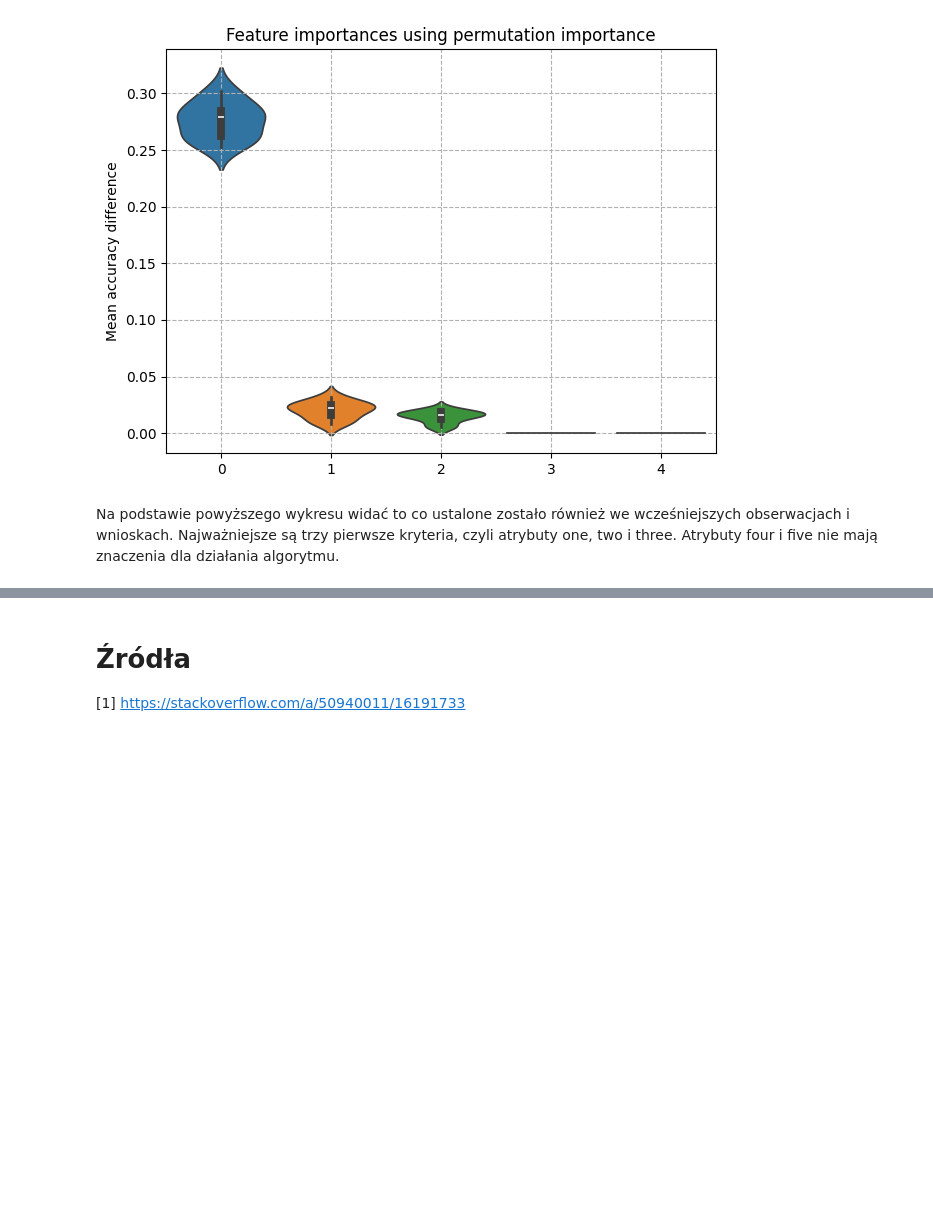
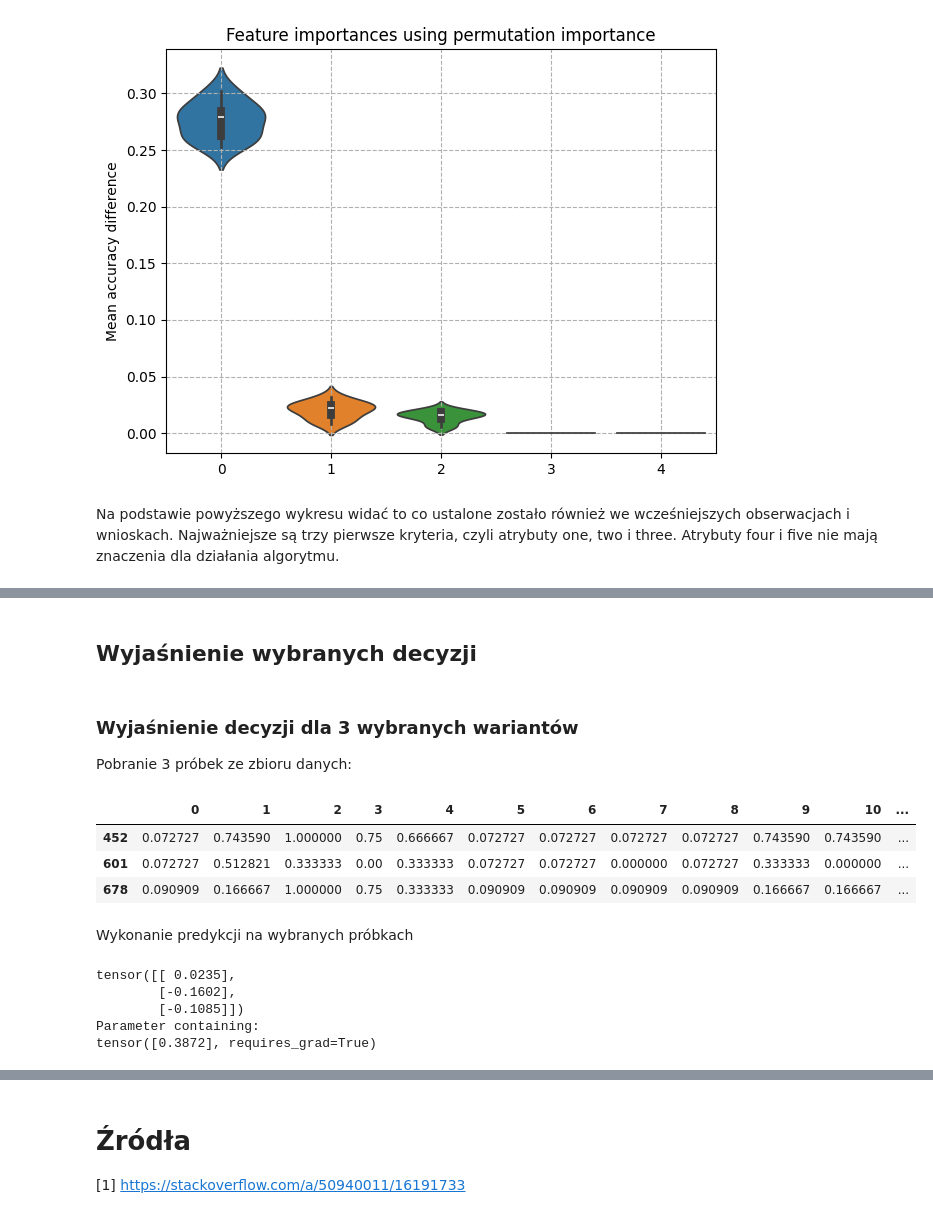
Before and after one commit to anras5/iswd, a Jupyter notebook: src/PREFERENCE-LEARNING/preference_learning.ipynb, the cells around one changed output, grey strips where cells are left out. Drawn from its saved outputs; the diff is of its cells as text; code cells hidden in the pictures; blank space fills up the shorter version.

```diff
--- a/src/PREFERENCE-LEARNING/preference_learning.ipynb
+++ b/src/PREFERENCE-LEARNING/preference_learning.ipynb
@@ -253,0 +355,30 @@ Na podstawie powyższego wykresu widać to co ustalone zostało również we wcz
+# %% [markdown]
+## Wyjaśnienie wybranych decyzji
+# %% [markdown]
+### Wyjaśnienie decyzji dla 3 wybranych wariantów
+
+Pobranie 3 próbek ze zbioru danych:
+# %%
+df_sample = df.sample(3, random_state=21)
+X_sample, y_sample = df_sample.drop(columns=['class']), df_sample['class']
+X_sample_t = X_sample.apply(lambda x: mobious_transform(x), axis=1, result_type ='expand')
+X_sample_t
+# %% [output]
+|  | 0 | 1 | 2 | 3 | 4 | 5 | 6 | 7 | 8 | 9 | 10 | ... |
+| 452 | 0.072727 | 0.743590 | 1.000000 | 0.75 | 0.666667 | 0.072727 | 0.072727 | 0.072727 | 0.072727 | 0.743590 | 0.743590 | ... |
+| 601 | 0.072727 | 0.512821 | 0.333333 | 0.00 | 0.333333 | 0.072727 | 0.072727 | 0.000000 | 0.072727 | 0.333333 | 0.000000 | ... |
+| 678 | 0.090909 | 0.166667 | 1.000000 | 0.75 | 0.333333 | 0.090909 | 0.090909 | 0.090909 | 0.090909 | 0.166667 | 0.166667 | ... |
+# %% [markdown]
+Wykonanie predykcji na wybranych próbkach
+# %%
+with torch.no_grad():
+    y_pred = model(torch.Tensor(X_sample_t.values))
+
+print(y_pred)
+print(model.threshold_layer.threshold)
+# %% [output]
+tensor([[ 0.0235],
+        [-0.1602],
+        [-0.1085]])
+Parameter containing:
+tensor([0.3872], requires_grad=True)
```
Also changed, not shown: parts of 28 cells of this notebook, 4 other files.
